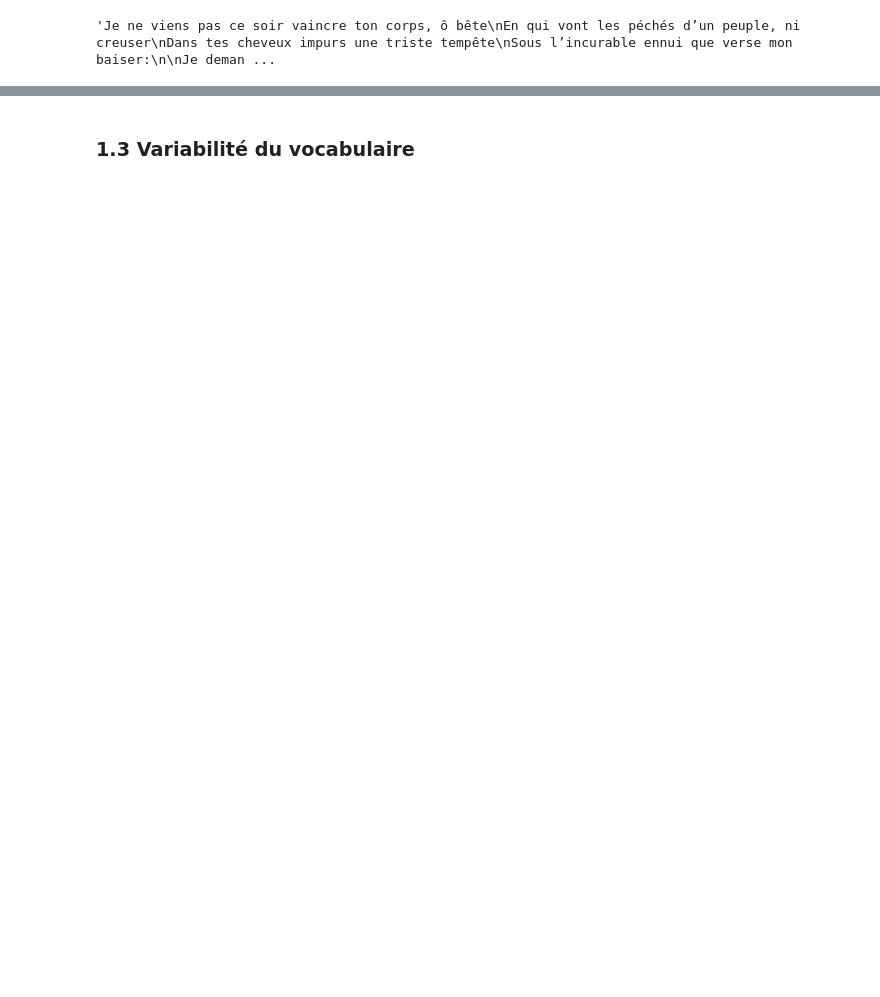
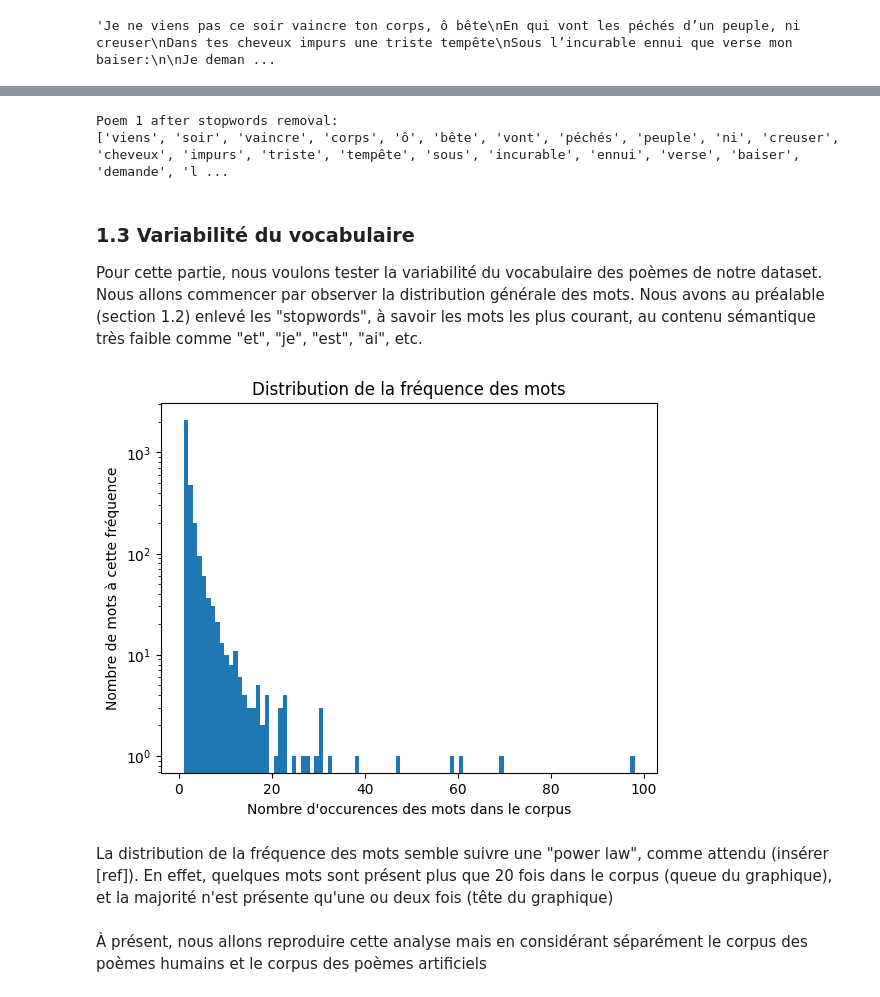
Before and after one commit to margauxlep/tm-nlp-poems, a Jupyter notebook: exploratory_analysis.ipynb, the cells around one changed output, grey strips where cells are left out. Cells and saved outputs as stored; diff of their text form; code cells hidden in the pictures; blank space fills up the shorter version.

Commit message:
update : first analyses in vocabulary variability

```diff
--- a/exploratory_analysis.ipynb
+++ b/exploratory_analysis.ipynb
@@ -108,2 +144,17 @@ df_poems.poem_text[0]
 # %%
-# removal of stop words : TO DO
+# removal of stop words
+import string
+
+stopwords = set(nltk.corpus.stopwords.words('french'))
+
+filtered_poems = []
+
+for tokenized_poem in tokenized_poems:
+    filtered_poem = [w for w in tokenized_poem if not w in stopwords and not w in string.punctuation and w != '’']
+    filtered_poems.append(filtered_poem)
+
+print(f"Poem 1 after stopwords removal:")
+print(filtered_poems[0])
+# %% [output]
+Poem 1 after stopwords removal:
+['viens', 'soir', 'vaincre', 'corps', 'ô', 'bête', 'vont', 'péchés', 'peuple', 'ni', 'creuser', 'cheveux', 'impurs', 'triste', 'tempête', 'sous', 'incurable', 'ennui', 'verse', 'baiser', 'demande', 'l ...
@@ -110,2 +163,42 @@ df_poems.poem_text[0]
 # %% [markdown]
 ### 1.3 Variabilité du vocabulaire
+
+Pour cette partie, nous voulons tester la variabilité du vocabulaire des poèmes de notre dataset.
+Nous allons commencer par observer la distribution générale des mots.
+Nous avons au préalable (section 1.2) enlevé les "stopwords", à savoir les mots les plus courant, au contenu sémantique très faible comme "et", "je", "est", "ai", etc.
+# %%
+# creation d'un dictionnaire pour contenir tout les mots et leur nombre d'occurrences total.
+words = dict()
+
+all_tokens = []
+
+for tokens in filtered_poems:
+    all_tokens += tokens
+
+for token in all_tokens:
+    if token not in words.keys():
+        words[token] = 1
+    else:
+        words[token] += 1
+# %%
+# visualisation de la distribution totale des mots
+import matplotlib.pyplot as plt
+
+values = list(words.values())
+
+plt.hist(values, bins=100)
+
+# Add x and y axis labels and a title
+plt.xlabel("Nombre d'occurences des mots dans le corpus")
+plt.ylabel('Nombre de mots à cette fréquence')
+plt.title('Distribution de la fréquence des mots')
+plt.yscale('log')
+
+# Show the plot
+plt.show()
+# %% [output]
+[figure, added]
+# %% [markdown]
+La distribution de la fréquence des mots semble suivre une "power law", comme attendu (insérer [ref]). En effet, quelques mots sont présent plus que 20 fois dans le corpus (queue du graphique), et la majorité n'est présente qu'une ou deux fois (tête du graphique)
+# %% [markdown]
+À présent, nous allons reproduire cette analyse mais en considérant séparément le corpus des poèmes humains et le corpus des poèmes artificiels
```
Also changed, not shown: parts of 19 cells of this notebook.
